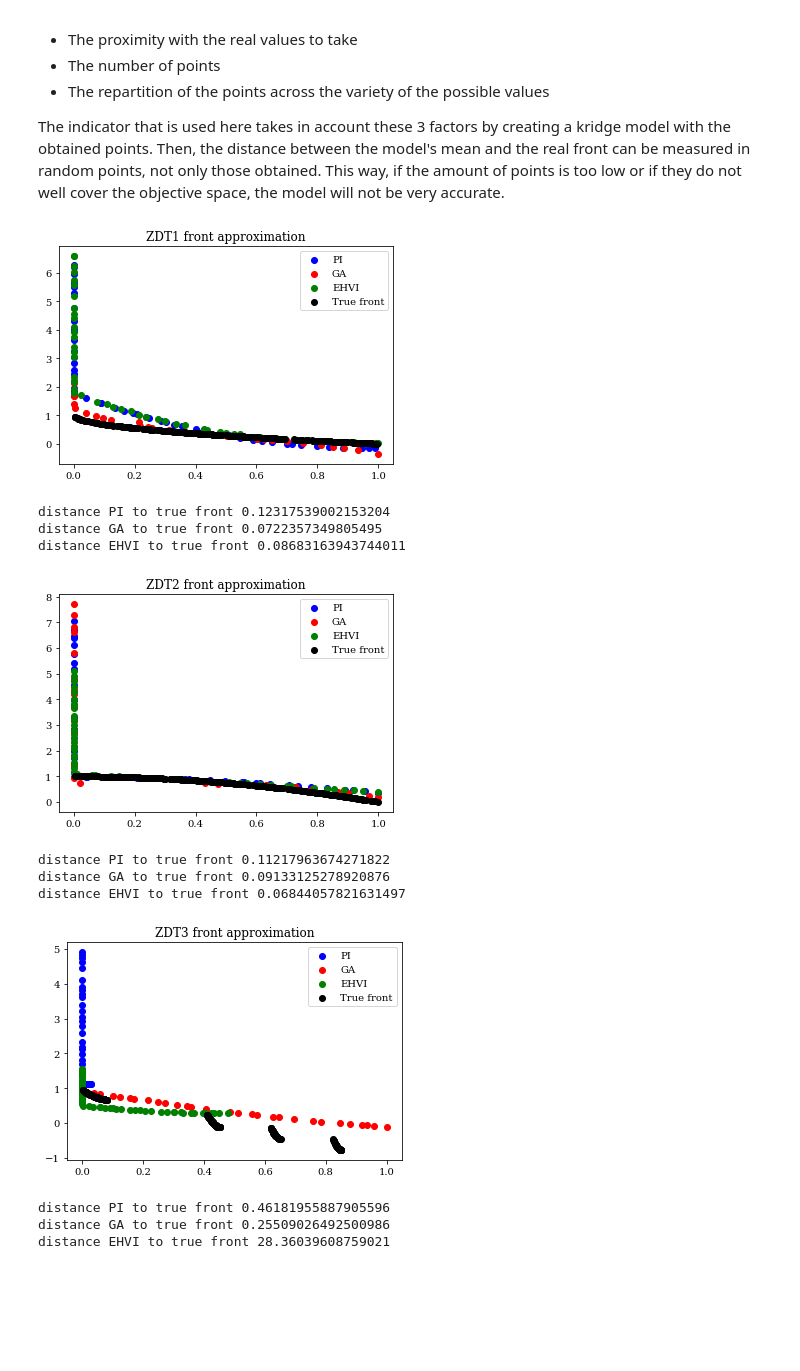
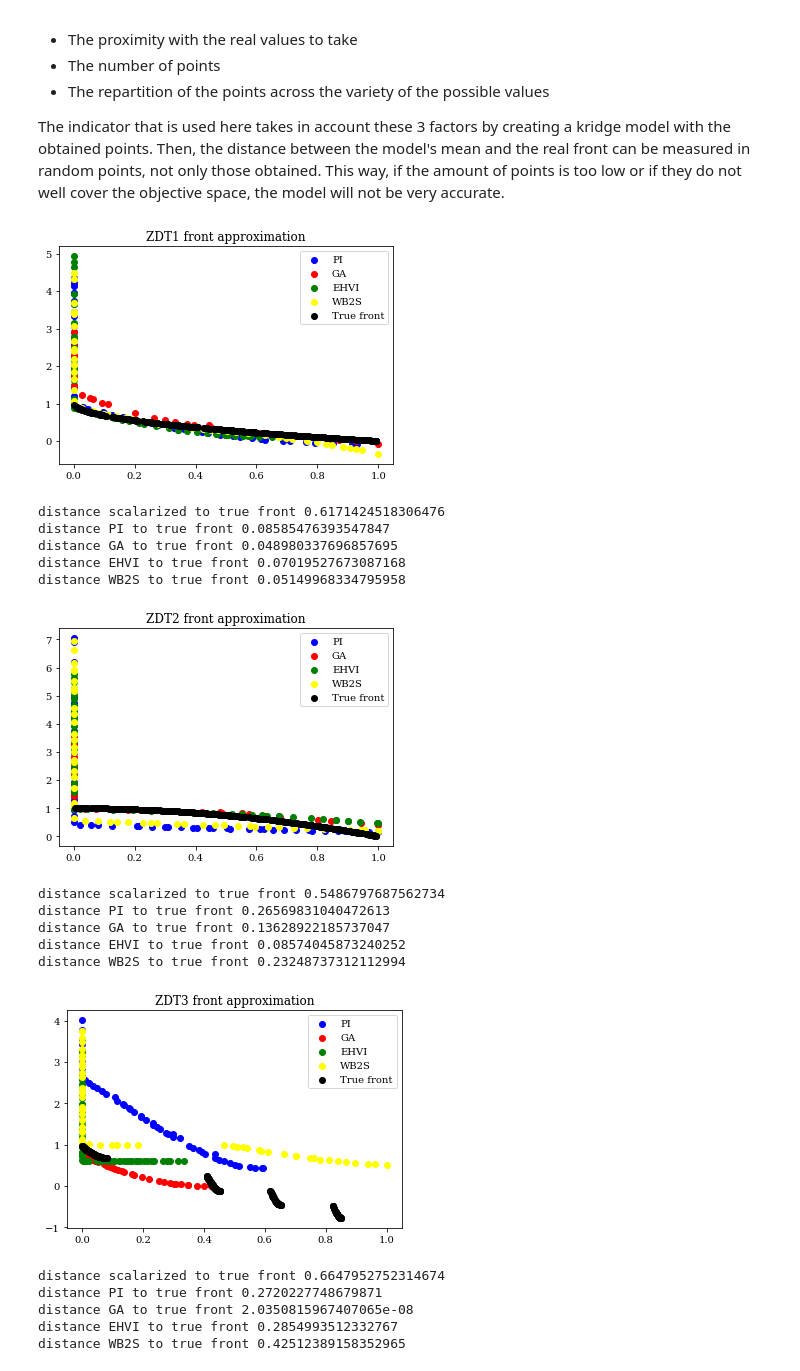
Before and after one commit to onera/smoot, a Jupyter notebook: tutorial/SMOOT.ipynb, the cells around one changed output. Cells and saved outputs as stored; diff of their text form; code cells hidden in the pictures; blank space fills up the shorter version.

```diff
--- a/tutorial/SMOOT.ipynb
+++ b/tutorial/SMOOT.ipynb
@@ -203,18 +213,17 @@ moei = MOO(n_iter = n_iter,criterion = "EHVI", n_start = n_start, xlimits = xlim
 # %%
 # run the optimizations with each method on each function
-yscal, ypi, yga, yei, ytrue = [],[],[],[],[]
+yscal, ypi, yga, yei, ywb, ytrue = [],[],[],[],[],[]
 for zdt in benchmark:
     print("Loop for function ZDT %s" % zdt.options["type"])
     start_time = time.time()
-    """
-    pts_scalar = []
+
+    pts_scalar, i = np.zeros((points, ndim)),0
     for alpha in alphas :
-        x_opt, _, _, _, _ = ego.optimize(lambda x: alpha*zdt(x)[0] + (1-alpha)*zdt(x)[1])
-        pts_scalar.append(x_opt)
+        ego.optimize(lambda x: alpha*zdt(x)[0] + (1-alpha)*zdt(x)[1])
+        pts_scalar[i]=ego.result.X
     yscal.append(zdt(pts_scalar))
-    """
     ego_time = time.time()
-    #print("ego method finished in",ego_time - start_time,"seconds" )
+    print("ego method finished in",ego_time - start_time,"seconds for", points,"points" )
 
     mopi.optimize(zdt)
     ypi.append( np.array(mopi.result.F) )
@@ -224,12 +233,17 @@ for zdt in benchmark:
     moga.optimize(zdt)
     yga.append( np.array(moga.result.F) )
     ga_time = time.time()
-    print("GA method finished in",ga_time - pi_time," seconds")
+    print("GA method finished in",ga_time - pi_time,"seconds")
 
     moei.optimize(zdt)
     yei.append( np.array(moei.result.F) )
     ei_time = time.time()
-    print("EHVI method finished",ei_time - ga_time,"seconds \n")
+    print("EHVI method finished",ei_time - ga_time,"seconds")
+
+    mowb.optimize(zdt)
+    ywb.append( np.array(mowb.result.F) )
+    wb_time = time.time()
+    print("WB2S method finished",wb_time - ei_time,"seconds \n")
 
     _,y = zdt.pareto(300)
     ytrue.append(y)
@@ -289,48 +303,71 @@ def ecart_front(y1,y2,fun,pts = 200):
 #Results plot
 %matplotlib inline
 plt.figure(1)
+#plt.scatter(yscal[0][:,0], yscal[0][:,1], c = "orange", label = "Scal")
 plt.scatter(ypi[0][:,0], ypi[0][:,1], c = "blue", label = "PI")
 plt.scatter(yga[0][:,0], yga[0][:,1], c = "red", label = "GA")
 plt.scatter(yei[0][:,0], yei[0][:,1], c = "green", label = "EHVI")
+plt.scatter(ywb[0][:,0], ywb[0][:,1], c = "yellow", label = "WB2S")
 plt.scatter(ytrue[0][0], ytrue[0][1], c = "black", label = "True front")
 plt.legend()
 plt.title("ZDT1 front approximation")
 plt.show()
+print("distance scalarized to true front",ecart_front(yscal[0][:,0], yscal[0][:,1],benchmark[0]))
 print("distance PI to true front",ecart_front(ypi[0][:,0], ypi[0][:,1],benchmark[0]))
 print("distance GA to true front",ecart_front(yga[0][:,0], yga[0][:,1],benchmark[0]))
 print("distance EHVI to true front",ecart_front(yei[0][:,0], yei[0][:,1],benchmark[0]))
+print("distance WB2S to true front",ecart_front(ywb[0][:,0], ywb[0][:,1],benchmark[0]))
 plt.figure()
+#plt.scatter(yscal[1][:,0], yscal[1][:,1], c = "orange", label = "Scal")
 plt.scatter(ypi[1][:,0], ypi[1][:,1], c = "blue", label = "PI")
 plt.scatter(yga[1][:,0], yga[1][:,1], c = "red", label = "GA")
 plt.scatter(yei[1][:,0], yei[1][:,1], c = "green", label = "EHVI")
+plt.scatter(ywb[1][:,0], ywb[1][:,1], c = "yellow", label = "WB2S")
 plt.scatter(ytrue[1][0], ytrue[1][1], c = "black", label = "True front")
 plt.legend()
 plt.title("ZDT2 front approximation")
 plt.show()
+print("distance scalarized to true front",ecart_front(yscal[1][:,0], yscal[1][:,1],benchmark[1]))
 print("distance PI to true front",ecart_front(ypi[1][:,0], ypi[1][:,1],benchmark[1]))
 print("distance GA to true front",ecart_front(yga[1][:,0], yga[1][:,1],benchmark[1]))
 print("distance EHVI to true front",ecart_front(yei[1][:,0], yei[1][:,1],benchmark[1]))
+print("distance WB2S to true front",ecart_front(ywb[1][:,0], ywb[1][:,1],benchmark[1]))
 plt.figure()
+#plt.scatter(yscal[2][:,0], yscal[2][:,1], c = "orange", label = "Scal")
 plt.scatter(ypi[2][:,0], ypi[2][:,1], c = "blue", label = "PI")
 plt.scatter(yga[2][:,0], yga[2][:,1], c = "red", label = "GA")
 plt.scatter(yei[2][:,0], yei[2][:,1], c = "green", label = "EHVI")
+plt.scatter(ywb[2][:,0], ywb[2][:,1], c = "yellow", label = "WB2S")
 plt.scatter(ytrue[2][0], ytrue[2][1], c = "black", label = "True front")
 plt.legend()
 plt.title("ZDT3 front approximation")
 plt.show()
-print("distance PI to true front",ecart_front(ypi[2][:,0], ypi[2][:,1],benchmark[2]))
-print("distance GA to true front",ecart_front(yga[2][:,0], yga[2][:,1],benchmark[2]))
-print("distance EHVI to true front",ecart_front(yei[2][:,0], yei[2][:,1],benchmark[2]))
+# for the discontinue front we will use an other indicator
+from pymoo.factory import get_performance_indicator
+from pymoo.factory import get_problem
+pf = get_problem("zdt1").pareto_front()
+igd_plus = get_performance_indicator("igd+", pf)
+print("distance scalarized to true front",igd_plus.calc(np.transpose(np.asarray(yscal[2]))[0]))
+print("distance PI to true front",igd_plus.calc(ypi[2]))
+print("distance GA to true front",igd_plus.calc(yga[2]))
+print("distance EHVI to true front",igd_plus.calc(yei[2]))
+print("distance WB2S to true front",igd_plus.calc(ywb[2]))
 # %% [output]
-[figure, old version]
+[figure, new version]
-distance PI to true front 0.12317539002153204
-distance GA to true front 0.0722357349805495
-distance EHVI to true front 0.08683163943744011
+distance scalarized to true front 0.6171424518306476
+distance PI to true front 0.08585476393547847
+distance GA to true front 0.048980337696857695
+distance EHVI to true front 0.07019527673087168
+distance WB2S to true front 0.05149968334795958
-[figure, old version]
+[figure, new version]
-distance PI to true front 0.11217963674271822
-distance GA to true front 0.09133125278920876
-distance EHVI to true front 0.06844057821631497
+distance scalarized to true front 0.5486797687562734
+distance PI to true front 0.26569831040472613
+distance GA to true front 0.13628922185737047
+distance EHVI to true front 0.08574045873240252
+distance WB2S to true front 0.23248737312112994
-[figure, old version]
+[figure, new version]
-distance PI to true front 0.46181955887905596
-distance GA to true front 0.25509026492500986
-distance EHVI to true front 28.36039608759021
+distance scalarized to true front 0.6647952752314674
+distance PI to true front 0.2720227748679871
+distance GA to true front 2.0350815967407065e-08
+distance EHVI to true front 0.2854993512332767
+distance WB2S to true front 0.42512389158352965
```
Also changed, not shown: parts of 7 cells of this notebook, 5 other files.
